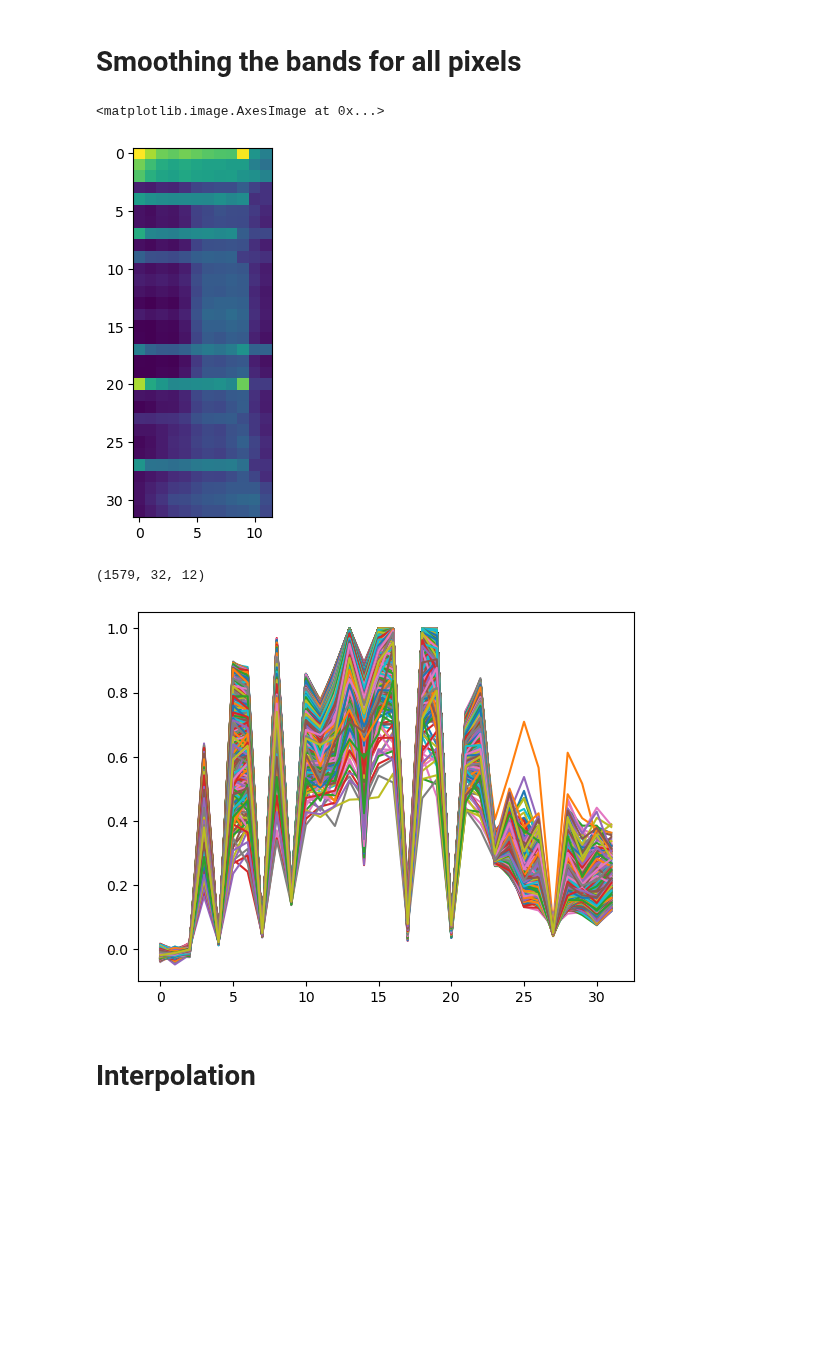
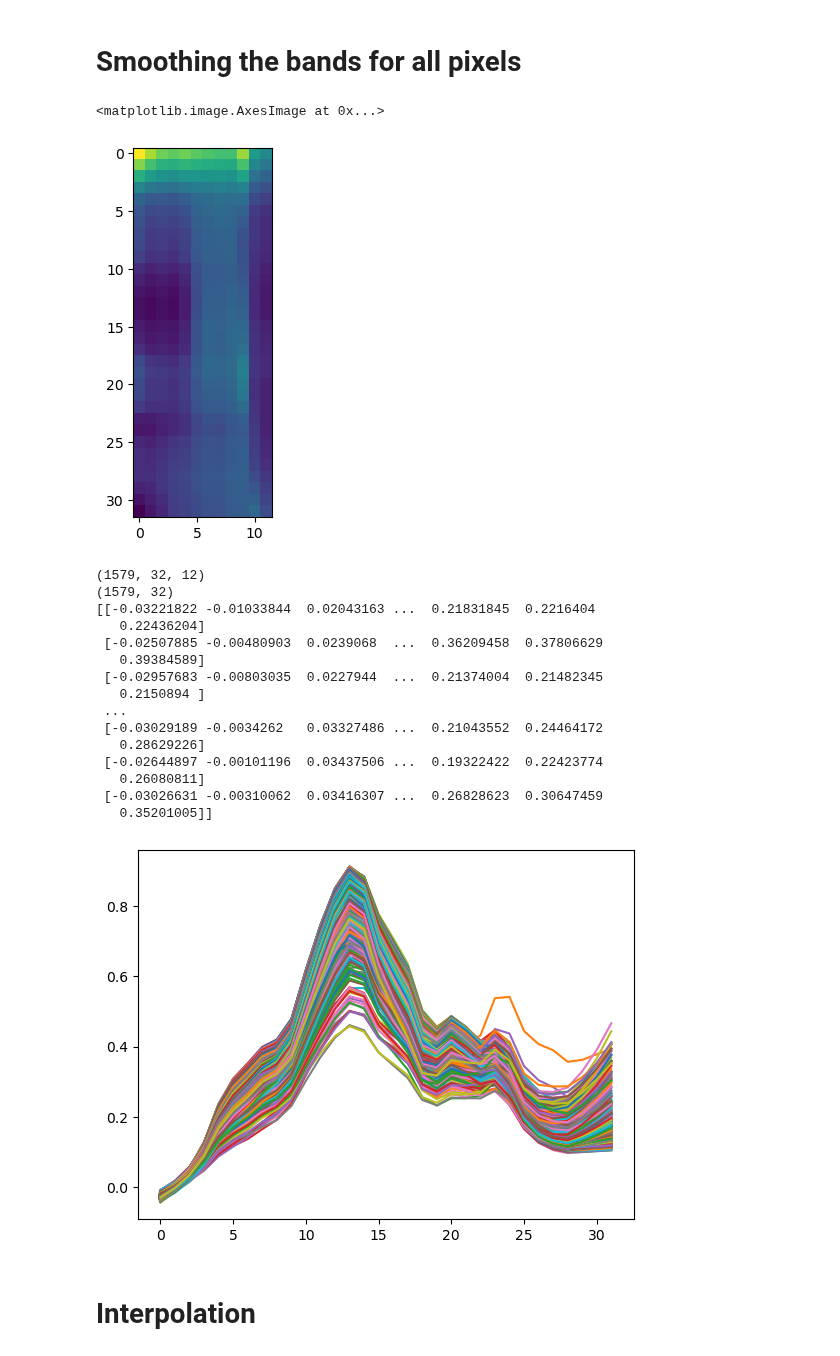
Before and after one commit to Simone-Scalella/AgriVision2022, a Jupyter notebook: impResa.ipynb, the cells around one changed output. Drawn from its saved outputs; the diff is of its cells as text; code cells hidden in the pictures; blank space fills up the shorter version.

Commit message:
NDVI poly

```diff
--- a/impResa.ipynb
+++ b/impResa.ipynb
@@ -76,7 +79,7 @@ with open('./pickles/newResa3.pickle', 'wb') as handle:
 imageSmooth = newImage3
 
 # operate smoothing
-smoother = LowessSmoother(smooth_fraction=0.01, iterations=1)
+smoother = LowessSmoother(smooth_fraction=0.2, iterations=1)
 
 for x in range(len(newImage3)):
     for banda in range(0,campo3.shape[1]):
@@ -85,14 +88,30 @@ for x in range(len(newImage3)):
 plt.imshow(imageSmooth[10])
 # %% [output]
 <matplotlib.image.AxesImage at 0x...>
-[figure, old version]
+[figure, new version]
 # %%
 print(np.array(imageSmooth).shape)
+NDVI = []
 for a in range(0,np.array(imageSmooth).shape[0]):
-    plt.plot((imageSmooth[a][:,7]-imageSmooth[a][:,3])/(imageSmooth[a][:,7]+imageSmooth[a][:,3]))
+    NDVI.append((imageSmooth[a][:,7]-imageSmooth[a][:,3])/(imageSmooth[a][:,7]+imageSmooth[a][:,3]))
+    plt.plot(NDVI[a])
 # %% [output]
 (1579, 32, 12)
+(1579, 32)
+[[-0.03221822 -0.01033844  0.02043163 ...  0.21831845  0.2216404
+   0.22436204]
+ [-0.02507885 -0.00480903  0.0239068  ...  0.36209458  0.37806629
+   0.39384589]
+ [-0.02957683 -0.00803035  0.0227944  ...  0.21374004  0.21482345
+   0.2150894 ]
+ ...
+ [-0.03029189 -0.0034262   0.03327486 ...  0.21043552  0.24464172
+   0.28629226]
+ [-0.02644897 -0.00101196  0.03437506 ...  0.19322422  0.22423774
+   0.26080811]
+ [-0.03026631 -0.00310062  0.03416307 ...  0.26828623  0.30647459
+   0.35201005]]
-[figure, old version]
+[figure, new version]
 # %% [markdown]
 # Interpolation
 # %%
```
Also changed, not shown: parts of 5 cells of this notebook, 1 other file.
